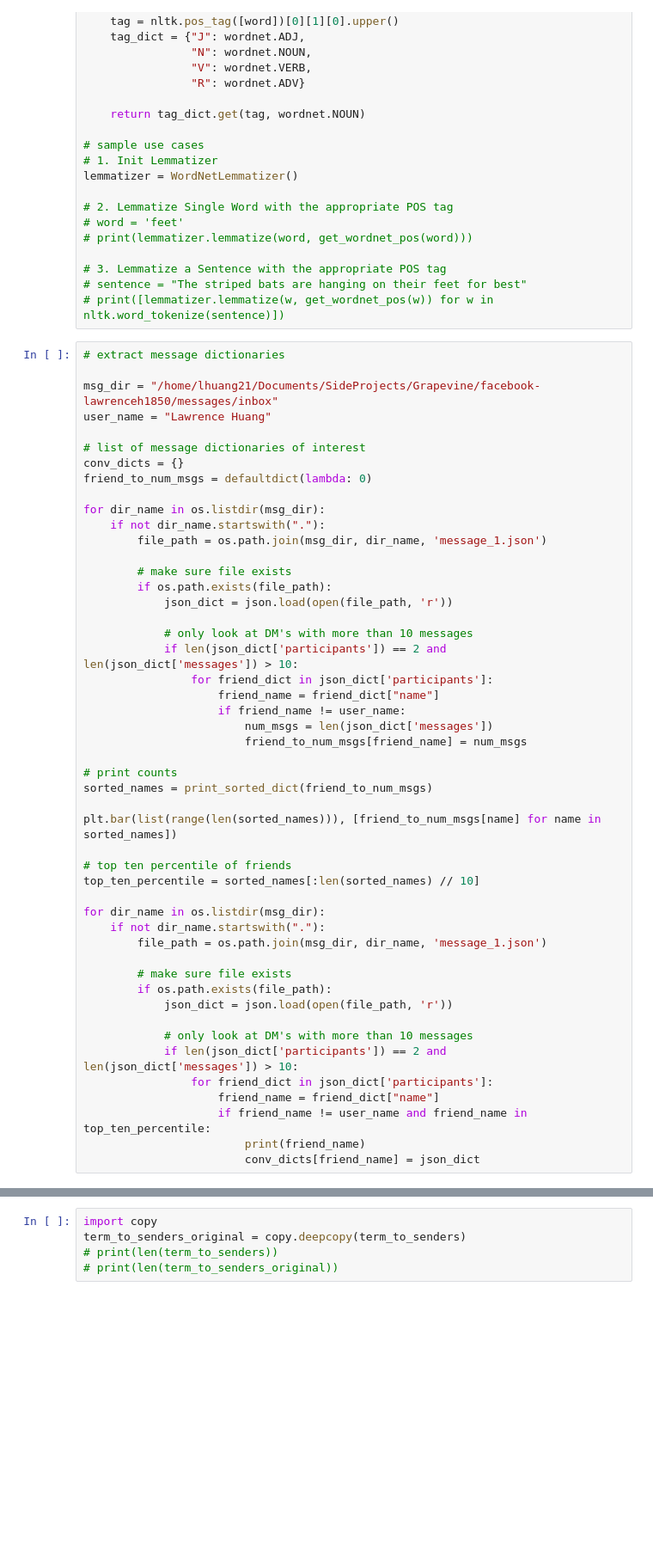
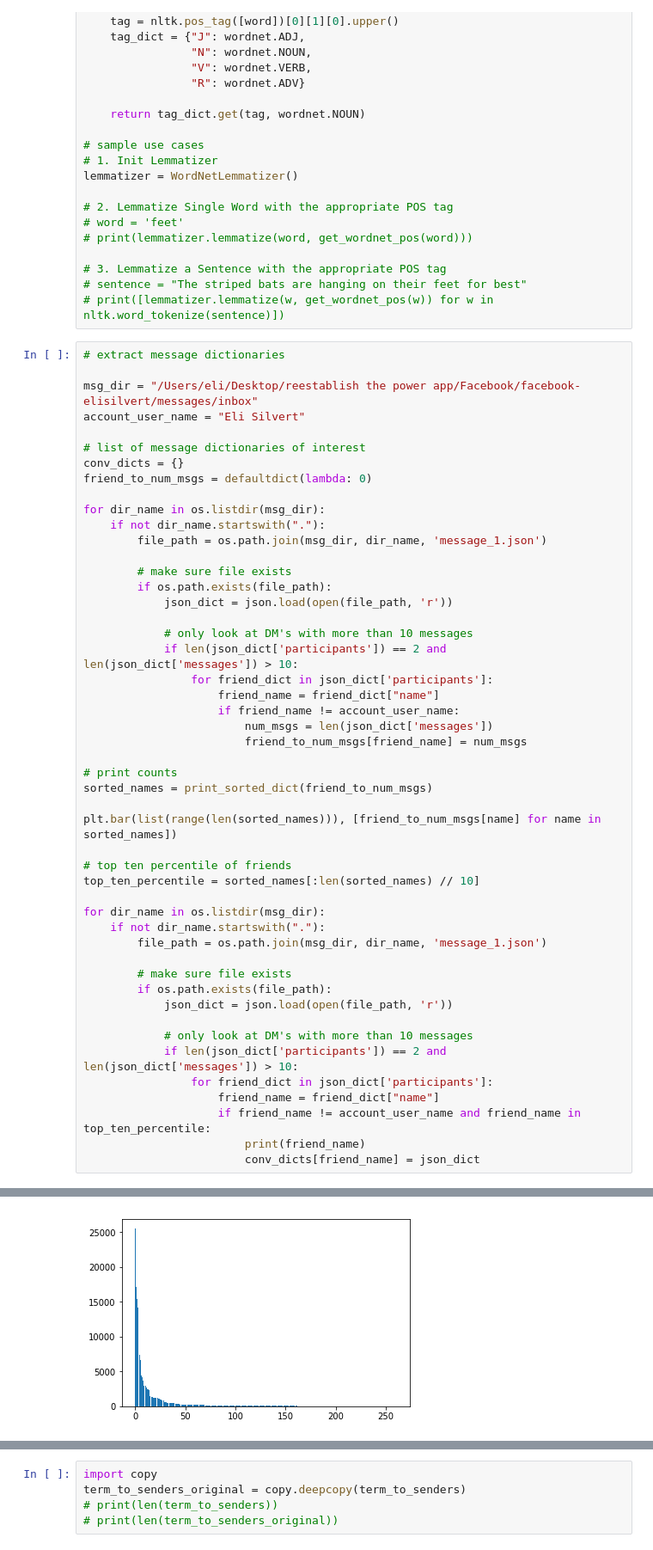
Before and after one commit to EliSilvert/Social-Media-Data-Analysis, a Jupyter notebook: Slang_word_characterization.ipynb, the cells around one changed output, grey strips where cells are left out. Shown at 86% size. Drawn from its saved outputs; the diff is of its cells as text; blank space fills up the shorter version.

Commit message:
change user name

```diff
--- a/Slang_word_characterization.ipynb
+++ b/Slang_word_characterization.ipynb
@@ -101,8 +101,8 @@ lemmatizer = WordNetLemmatizer()
 # %%
 # extract message dictionaries
 
-msg_dir = "/home/lhuang21/Documents/SideProjects/Grapevine/facebook-lawrenceh1850/messages/inbox"
-user_name = "Lawrence Huang"
+msg_dir = "/Users/eli/Desktop/reestablish the power app/Facebook/facebook-elisilvert/messages/inbox"
+account_user_name = "Eli Silvert"
 
 # list of message dictionaries of interest
 conv_dicts = {}
@@ -120,7 +120,7 @@ for dir_name in os.listdir(msg_dir):
             if len(json_dict['participants']) == 2 and len(json_dict['messages']) > 10:
                 for friend_dict in json_dict['participants']:
                     friend_name = friend_dict["name"]
-                    if friend_name != user_name:
+                    if friend_name != account_user_name:
                         num_msgs = len(json_dict['messages'])
                         friend_to_num_msgs[friend_name] = num_msgs
 
@@ -144,6 +144,7 @@ for dir_name in os.listdir(msg_dir):
             if len(json_dict['participants']) == 2 and len(json_dict['messages']) > 10:
                 for friend_dict in json_dict['participants']:
                     friend_name = friend_dict["name"]
-                    if friend_name != user_name and friend_name in top_ten_percentile:
+                    if friend_name != account_user_name and friend_name in top_ten_percentile:
                         print(friend_name)
                         conv_dicts[friend_name] = json_dict
+# %% [output]
@@ -150,3 +168,4 @@ for dir_name in os.listdir(msg_dir):
+[figure, added]
 # %%
 # counts number of words
 
```
Also changed, not shown: parts of 6 cells of this notebook.
